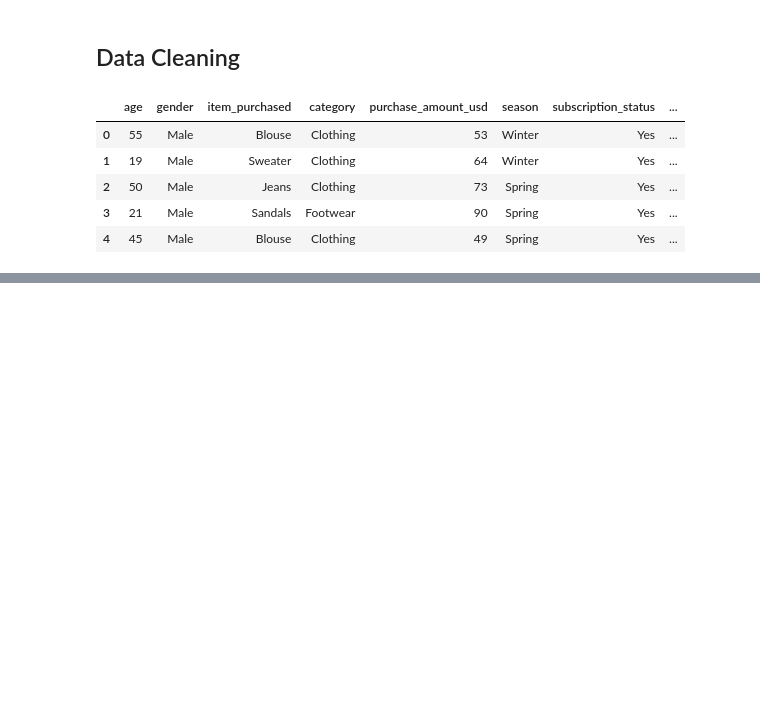
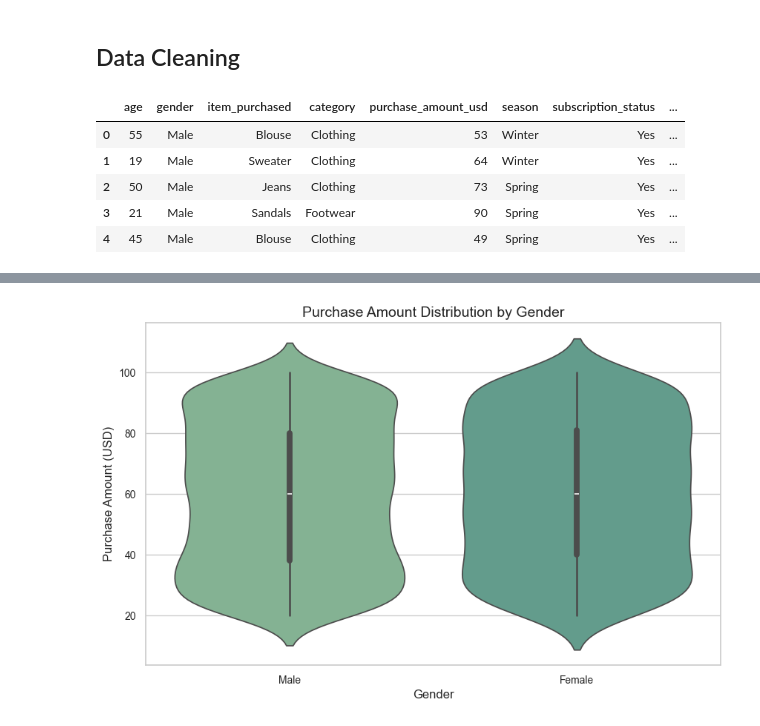
Before and after one commit to profadept/ecommerce-analysis, a Jupyter notebook: notebooks/analysis.ipynb, the cells around one changed output, grey strips where cells are left out. Saved outputs shown, nothing was run; the diff lists cells and outputs as text; code cells hidden in the pictures; blank space fills up the shorter version.

```diff
--- a/notebooks/analysis.ipynb
+++ b/notebooks/analysis.ipynb
@@ -823,0 +159,17 @@ This Exploratory Data Analysis (EDA) investigated the `Shopping Behavior Dataset
+# %%
+sns.violinplot(
+    data=data,
+    x="gender",
+    y="purchase_amount_usd",
+    hue="gender",
+    legend=False,
+)
+
+plt.title("Purchase Amount Distribution by Gender")
+plt.xlabel("Gender")
+plt.ylabel("Purchase Amount (USD)")
+
+plt.savefig(FIGURES_PATH / "03_gender_vs_purchase_amount.png" , dpi=300, bbox_inches="tight")
+plt.show()
+# %% [output]
+[figure, added]
```
Also changed, not shown: parts of 45 cells of this notebook.
